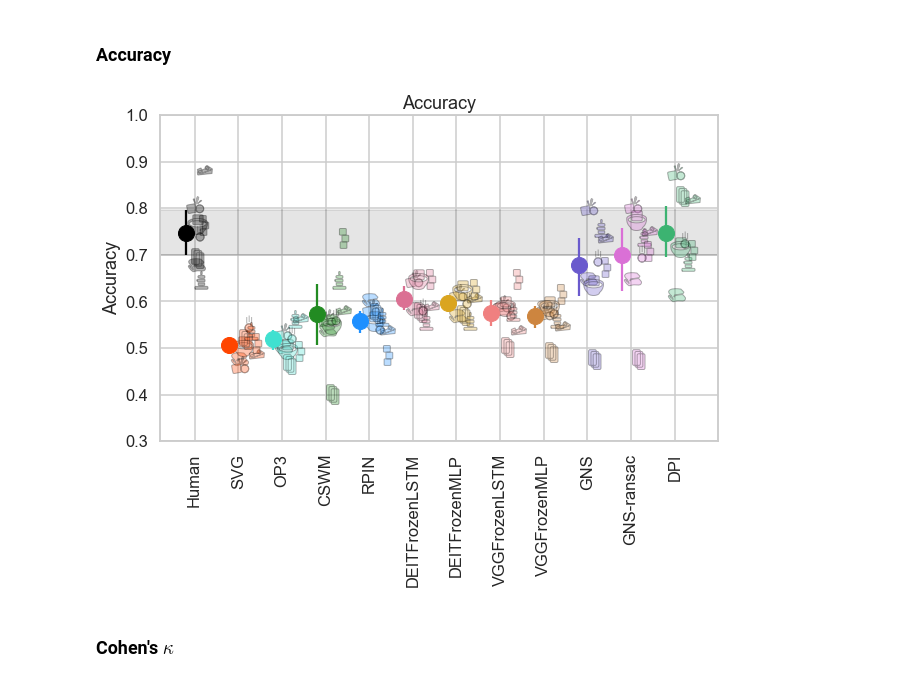
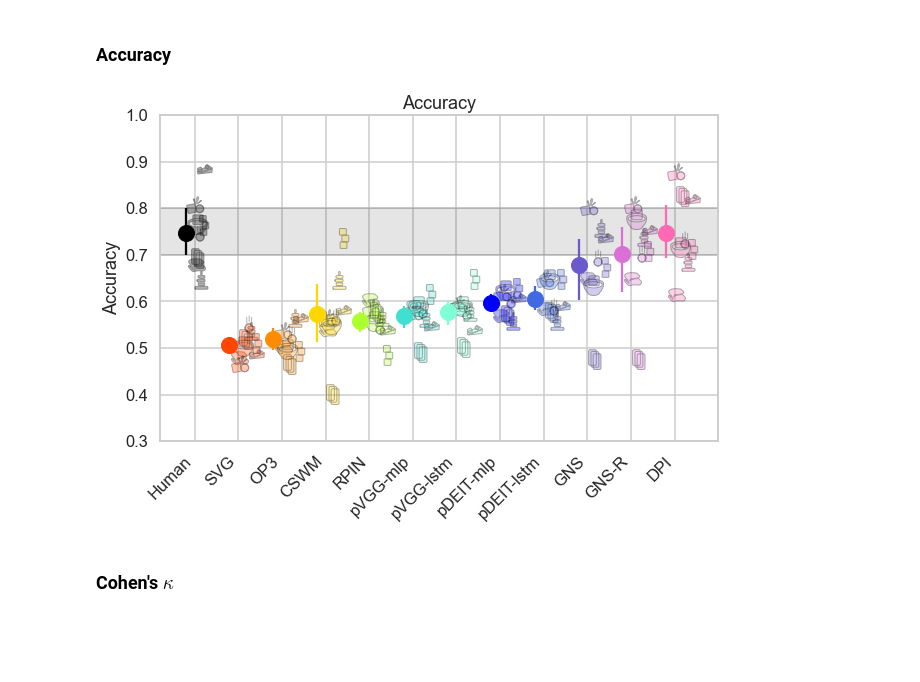
Before and after one commit to cogtoolslab/physics-benchmarking-neurips2021, a Jupyter notebook: analysis/paper_plots.ipynb, the cells around one changed output. Saved outputs shown, nothing was run; the diff lists cells and outputs as text; code cells hidden in the pictures; blank space fills up the shorter version.

```diff
--- a/analysis/paper_plots.ipynb
+++ b/analysis/paper_plots.ipynb
@@ -144,4 +140,4 @@ MH_readouts = MH[(MH['Readout Type'] == "B") & (MH['Dynamics Training Dataset Ty
 MH = MH[~(((MH['Model'] == 'SVG') | (MH['Model'] == 'RPIN')) & (MH['Encoder Training Seed'] != 0.0))]
 # %%
 #choose readout and training type
-MH = MH[(MH['Readout Type'] == "B") & (MH['Dynamics Training Dataset Type'] == "all")]
+MH_both = MH[(MH['Readout Type'] == "B") & (MH['Dynamics Training Dataset Type'] == "all")]
@@ -157,27 +163,27 @@ MODELS = {
  'OP3_OP3 encoder_0.0_Image Reconstruction_all_Image Reconstruction_0_same': 'OP3',
  'CSWM_CSWM encoder_0.0_Contrastive_all_Contrastive_0_same': 'CSWM',
  'RPIN_R-CNN_0.0_L2 on 2D position_all_L2 on 2D position_0_same': 'RPIN',
- 'DEITFrozenLSTM_DEIT_nan_nan_nan_L2 on latent_0_same': 'DEITFrozenLSTM',
- 'DEITFrozenMLP_DEIT_nan_nan_nan_L2 on latent_0_same': 'DEITFrozenMLP',
- 'VGGFrozenLSTM_VGG_nan_nan_nan_L2 on latent_0_same': 'VGGFrozenLSTM',
- 'VGGFrozenMLP_VGG_nan_nan_nan_L2 on latent_0_same': 'VGGFrozenMLP',
+ 'VGGFrozenMLP_VGG_nan_nan_nan_L2 on latent_0_same': 'pVGG-mlp',
+ 'VGGFrozenLSTM_VGG_nan_nan_nan_L2 on latent_0_same': 'pVGG-lstm',
+ 'DEITFrozenMLP_DEIT_nan_nan_nan_L2 on latent_0_same': 'pDEIT-mlp',
+ 'DEITFrozenLSTM_DEIT_nan_nan_nan_L2 on latent_0_same': 'pDEIT-lstm',
  'GNS_nan_nan_nan_nan_L2 on particle 3D positions_1_same': 'GNS',
- 'GNS-ransac_nan_nan_nan_nan_L2 on particle 3D positions_1_same': 'GNS-ransac',
+ 'GNS-ransac_nan_nan_nan_nan_L2 on particle 3D positions_1_same': 'GNS-R',
  'DPI_nan_nan_nan_nan_L2 on particle 3D positions_1_same': 'DPI',
 }
 # %%
 COLORS = {
     'SVG':'orangered',
-    'OP3':'turquoise',
-    'CSWM':'forestgreen',
-    'RPIN':'dodgerblue',
-    'DEITFrozenLSTM':'palevioletred',
-    'DEITFrozenMLP':'goldenrod',
-    'VGGFrozenLSTM':'lightcoral',
-    'VGGFrozenMLP':'peru',
+    'OP3':'darkorange',
+    'CSWM':'gold',
+    'RPIN':'greenyellow',
+    'pDEIT-lstm':'royalblue',
+    'pDEIT-mlp':'blue',
+    'pVGG-lstm':'aquamarine',
+    'pVGG-mlp':'turquoise',
     'GNS':'slateblue',
-    'GNS-ransac':'orchid',
-    'DPI':'mediumseagreen',
+    'GNS-R':'orchid',
+    'DPI':'hotpink',
 }
 # %% [markdown]
 ORder:
@@ -296,35 +302,35 @@ for si,scenario in enumerate(SCENARIOS):
                   label=scenario,
                   alpha=.3,
                   ms=MARKER_SIZE)
 #plot means
 ## human
 lb_human = abs(mean_human - lb_human) #as we error relative to mean
 ub_human = abs(mean_human - ub_human)
 axis.errorbar(0-.2,mean_human,
               yerr=([lb_human],[ub_human]),
               label="Human",
               color="black",
               marker = "o",
               ms=MARKER_SIZE*MEAN_MULTIPLIER)
 ## models
 for x,(model,model_name) in enumerate(MODELS.items()):
     mean,lb,ub,_,_ = bootstrap_means(MH[(MH['Model Kind'] == model)]['model_correct'])
     axis.errorbar(x+1-.2,mean,([abs(mean-lb)],[abs(mean-ub)]),
       marker="o",
       color=COLORS[model_name],
       label=model_name,
       ms=MARKER_SIZE*MEAN_MULTIPLIER)
 
 #add labels
 axis.set_xticks(np.arange(len(MODELS)+1))
-axis.set_xticklabels(["Human"] + list(MODELS.values()),rotation=90)
+axis.set_xticklabels(["Human"] + list(MODELS.values()),rotation=45,ha='right')
 axis.set_title("Accuracy")
 axis.set_ylabel("Accuracy")
 axis.set_ybound((0.3,1))
 plt.savefig(os.path.join(plot_dir,"human_model_accuracy.pdf"),bbox_inches='tight')
 plt.show()
 # %% [output]
-[figure, old version]
+[figure, new version]
 # %% [markdown]
 ### Cohen's $\kappa$
 # %%
```
Also changed, not shown: parts of 20 cells of this notebook.
